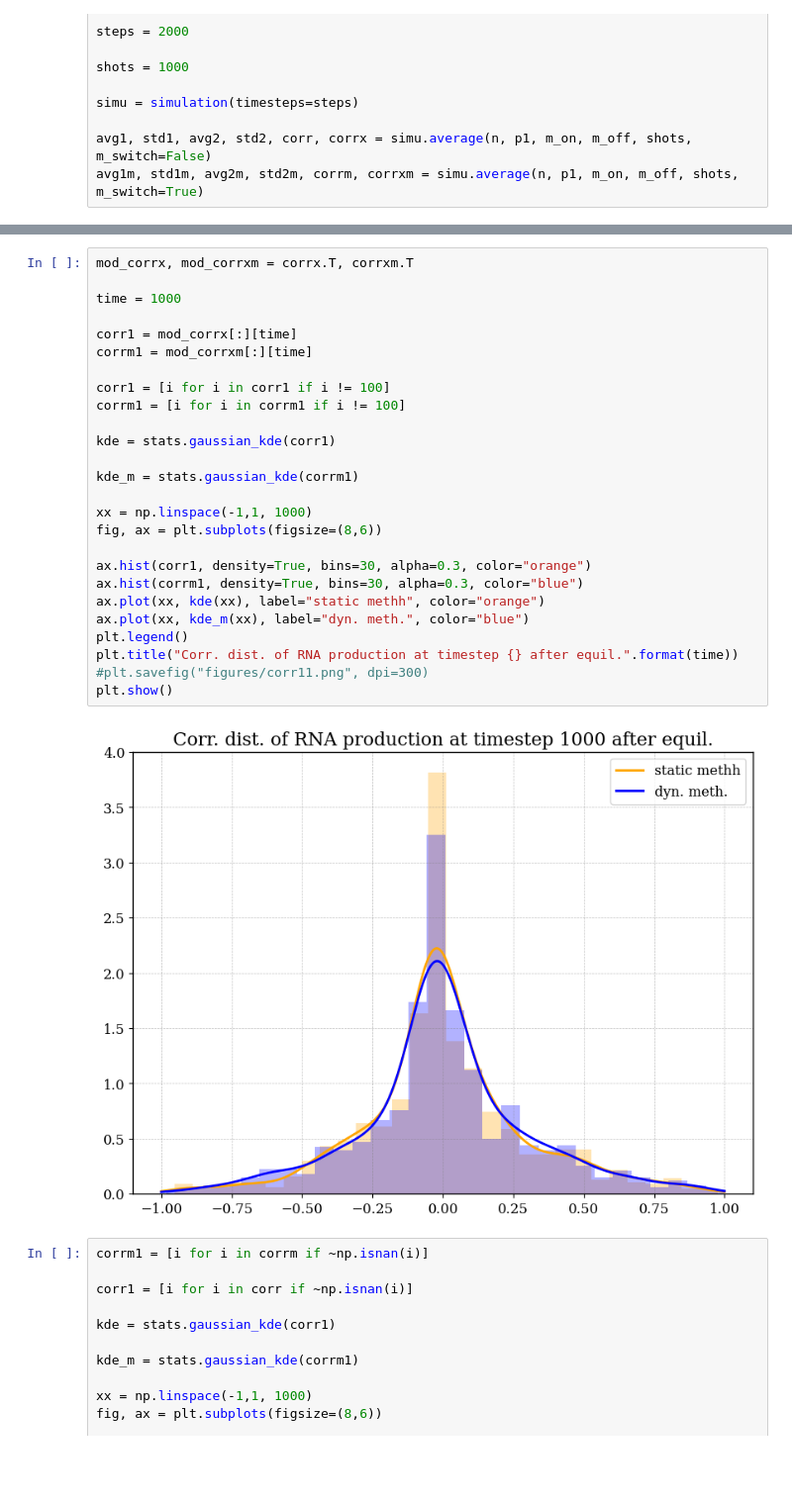
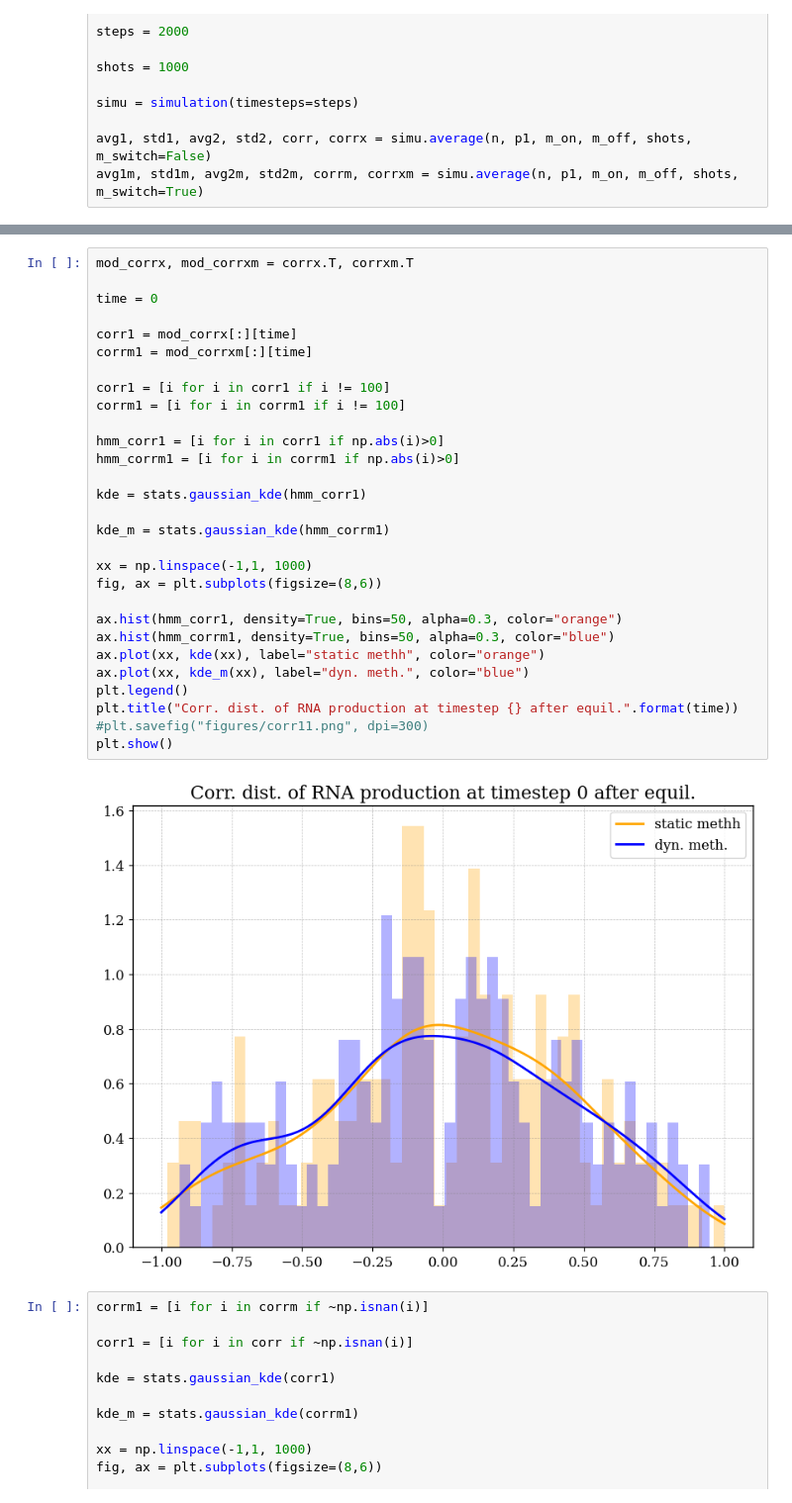
Before and after one commit to RicemanBoy/trafficRNA, a Jupyter notebook: trafficRNA.ipynb, the cells around one changed output, grey strips where cells are left out. Shown at 99% size. Cells and saved outputs as stored; diff of their text form; blank space fills up the shorter version.

```diff
--- a/trafficRNA.ipynb
+++ b/trafficRNA.ipynb
@@ -51,31 +53,34 @@ print(nice)
 # %%
 mod_corrx, mod_corrxm = corrx.T, corrxm.T
 
-time = 1000
+time = 0
 
 corr1 = mod_corrx[:][time]
 corrm1 = mod_corrxm[:][time]
 
 corr1 = [i for i in corr1 if i != 100]
 corrm1 = [i for i in corrm1 if i != 100]
 
-kde = stats.gaussian_kde(corr1)
+hmm_corr1 = [i for i in corr1 if np.abs(i)>0]
+hmm_corrm1 = [i for i in corrm1 if np.abs(i)>0]
 
-kde_m = stats.gaussian_kde(corrm1)
+kde = stats.gaussian_kde(hmm_corr1)
+
+kde_m = stats.gaussian_kde(hmm_corrm1)
 
 xx = np.linspace(-1,1, 1000)
 fig, ax = plt.subplots(figsize=(8,6))
 
-ax.hist(corr1, density=True, bins=30, alpha=0.3, color="orange")
-ax.hist(corrm1, density=True, bins=30, alpha=0.3, color="blue")
+ax.hist(hmm_corr1, density=True, bins=50, alpha=0.3, color="orange")
+ax.hist(hmm_corrm1, density=True, bins=50, alpha=0.3, color="blue")
 ax.plot(xx, kde(xx), label="static methh", color="orange")
 ax.plot(xx, kde_m(xx), label="dyn. meth.", color="blue")
 plt.legend()
 plt.title("Corr. dist. of RNA production at timestep {} after equil.".format(time))
 #plt.savefig("figures/corr11.png", dpi=300)
 plt.show()
 # %% [output]
-[figure, old version]
+[figure, new version]
 # %%
 corrm1 = [i for i in corrm if ~np.isnan(i)]
 
```
Also changed, not shown: parts of 2 cells of this notebook, 2 other files.
